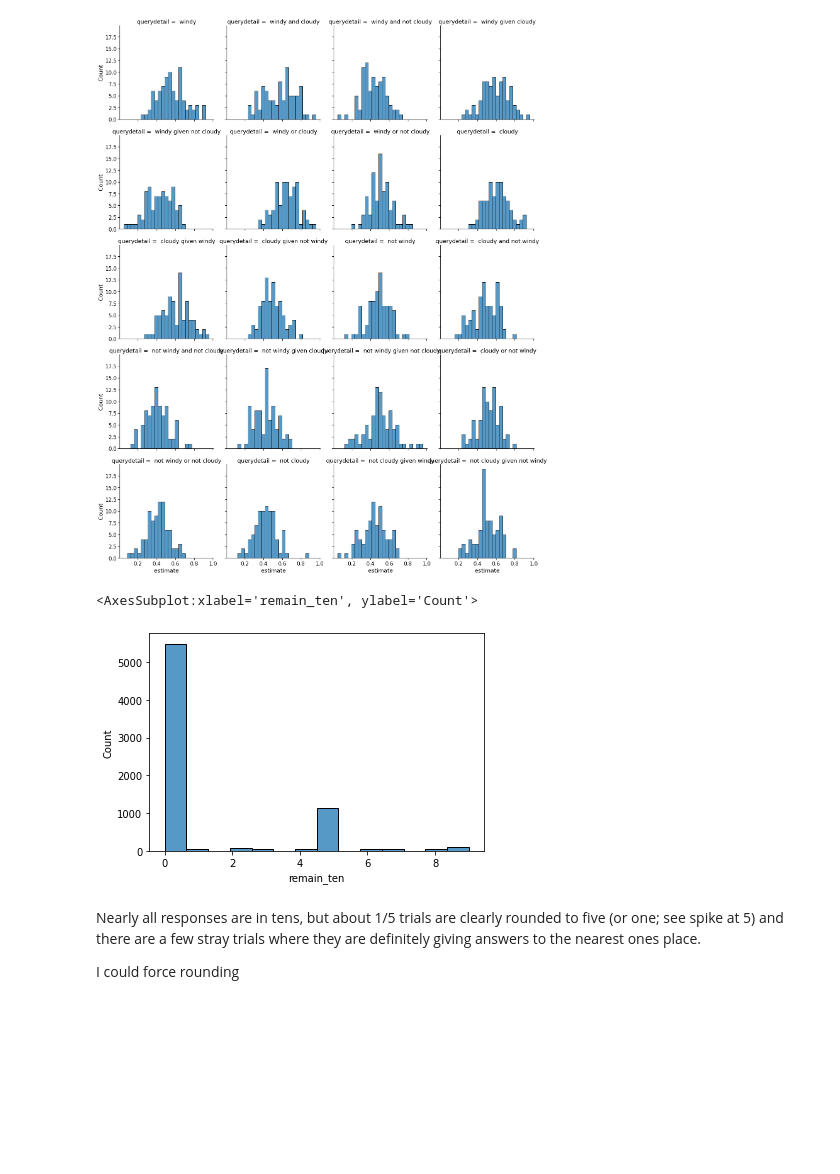
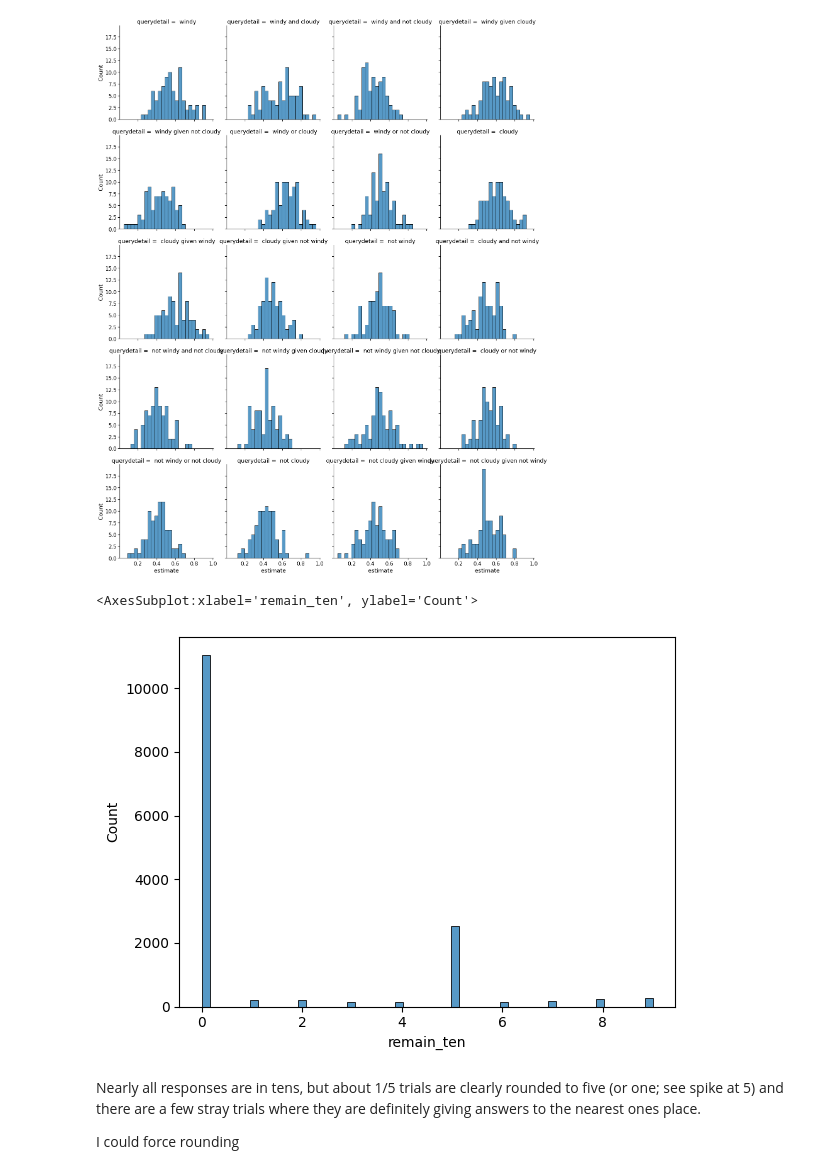
Before and after one commit to derekpowell/bayesian-sampler, a Jupyter notebook: bsampler-eda.ipynb, the cells around one changed output. Cells and saved outputs as stored; diff of their text form; code cells hidden in the pictures; blank space fills up the shorter version.

```diff
--- a/bsampler-eda.ipynb
+++ b/bsampler-eda.ipynb
@@ -106,10 +109,10 @@ with sns.plotting_context("notebook", font_scale=1.5):
 df2_raw = load_data_exp2()
 df2_raw = df2_raw.assign(remain_ten = df2_raw.estimate*100 % 10, remain_five = df2_raw.estimate*100 % 5)
 # %%
-sns.histplot(x=df1_raw.remain_ten)
+sns.histplot(x=df2_raw.remain_ten)
 # %% [output]
 <AxesSubplot:xlabel='remain_ten', ylabel='Count'>
-[figure, old version]
+[figure, new version]
 # %% [markdown]
 Nearly all responses are in tens, but about 1/5 trials are clearly rounded to five (or one; see spike at 5) and there are a few stray trials where they are definitely giving answers to the nearest ones place.
 
```
Also changed, not shown: parts of 17 cells of this notebook.
